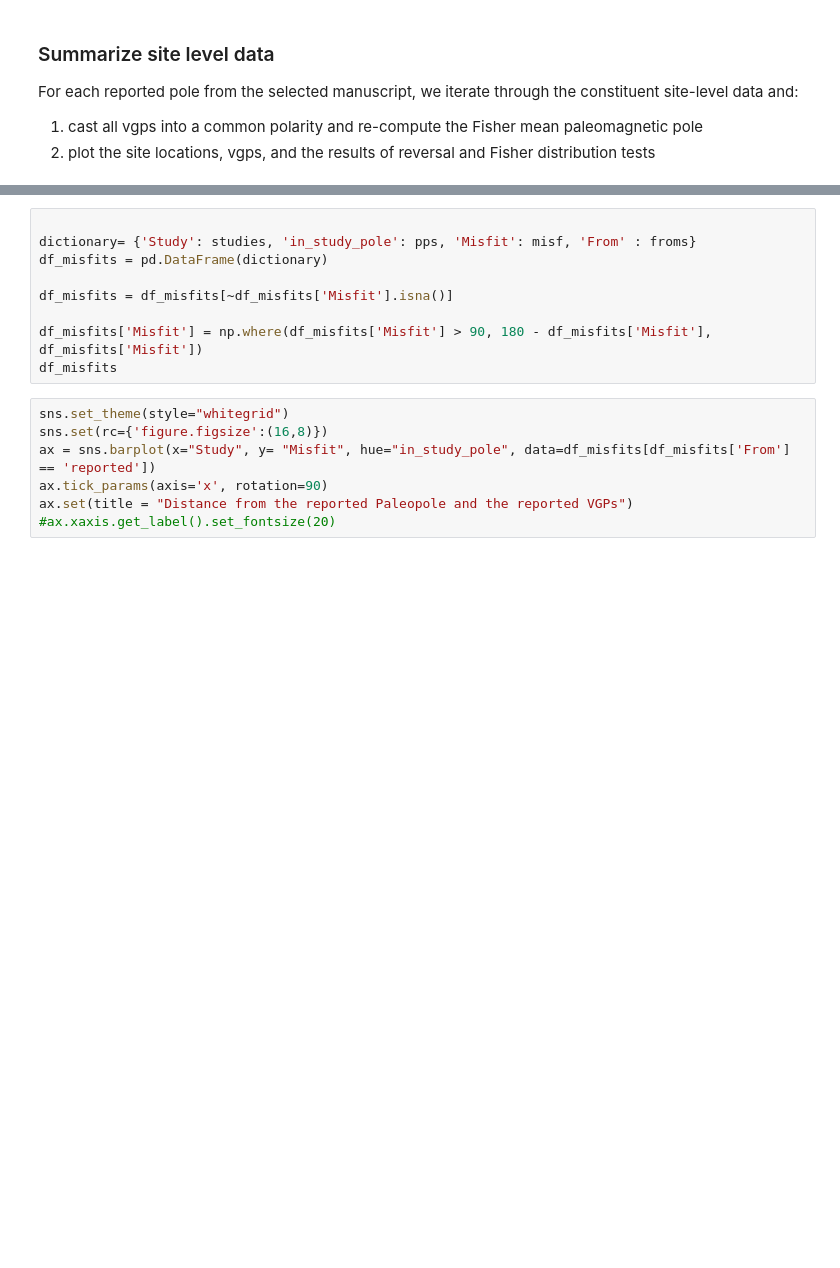
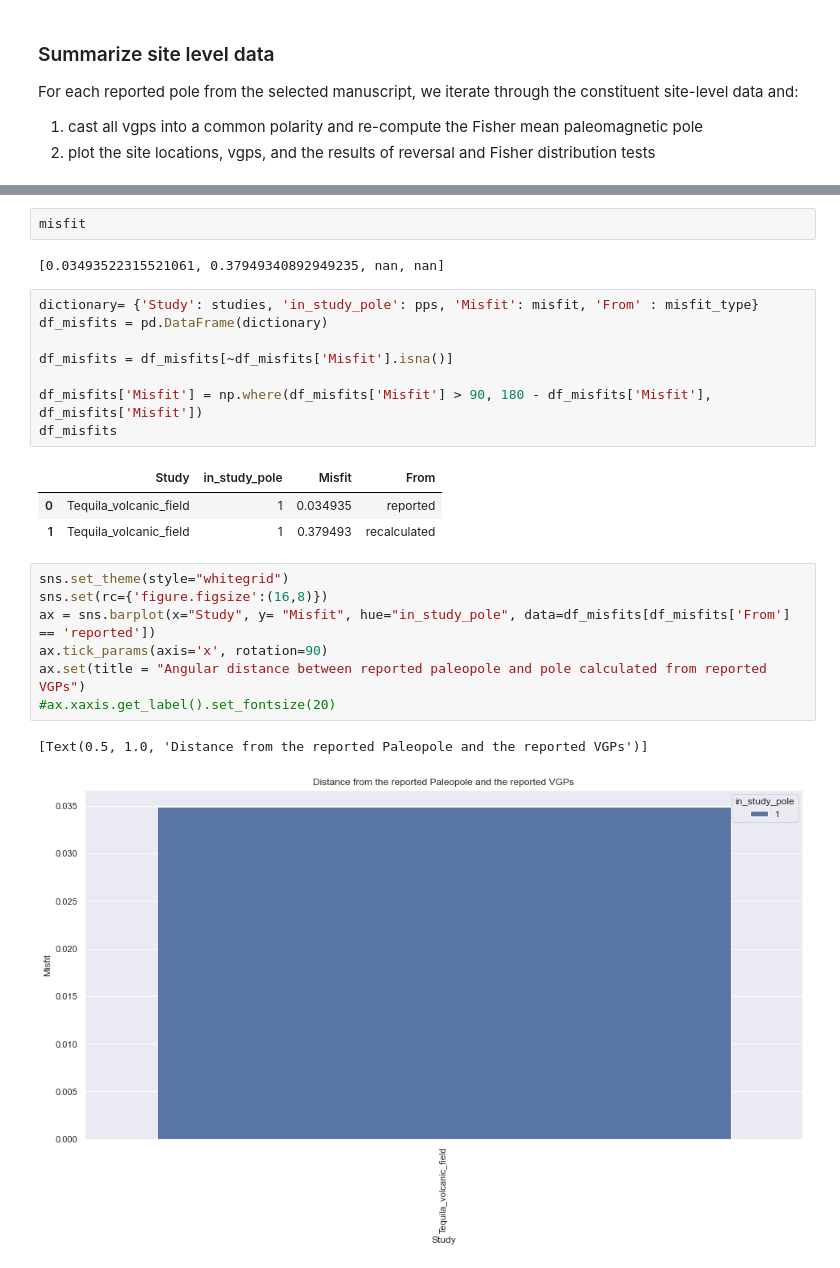
Before and after one commit to PolarWandering/Young_CEED, a Jupyter notebook: 0_Preprocessing.ipynb, the cells around one changed output, grey strips where cells are left out. Drawn from its saved outputs; the diff is of its cells as text; blank space fills up the shorter version.

```diff
--- a/0_Preprocessing.ipynb
+++ b/0_Preprocessing.ipynb
@@ -430,19 +393,29 @@ for file_idx in range(len(df_files) -1):
+# %%
+misfit
+# %% [output]
+[0.03493522315521061, 0.37949340892949235, nan, nan]
 # %%
-
-dictionary= {'Study': studies, 'in_study_pole': pps, 'Misfit': misf, 'From' : froms}
+dictionary= {'Study': studies, 'in_study_pole': pps, 'Misfit': misfit, 'From' : misfit_type}
 df_misfits = pd.DataFrame(dictionary)
 
 df_misfits = df_misfits[~df_misfits['Misfit'].isna()]
 
 df_misfits['Misfit'] = np.where(df_misfits['Misfit'] > 90, 180 - df_misfits['Misfit'], df_misfits['Misfit'])
 df_misfits
+# %% [output]
+|  | Study | in_study_pole | Misfit | From |
+| 0 | Tequila_volcanic_field | 1 | 0.034935 | reported |
+| 1 | Tequila_volcanic_field | 1 | 0.379493 | recalculated |
 # %%
 sns.set_theme(style="whitegrid")
 sns.set(rc={'figure.figsize':(16,8)})
 ax = sns.barplot(x="Study", y= "Misfit", hue="in_study_pole", data=df_misfits[df_misfits['From'] == 'reported'])
 ax.tick_params(axis='x', rotation=90)
-ax.set(title = "Distance from the reported Paleopole and the reported VGPs")
+ax.set(title = "Angular distance between reported paleopole and pole calculated from reported VGPs")
 #ax.xaxis.get_label().set_fontsize(20)
+# %% [output]
+[Text(0.5, 1.0, 'Distance from the reported Paleopole and the reported VGPs')]
+[figure, added]
 # %%
 sns.set_theme(style="whitegrid")
 sns.set(rc={'figure.figsize':(16,8)})
```
Also changed, not shown: parts of 18 cells of this notebook.
